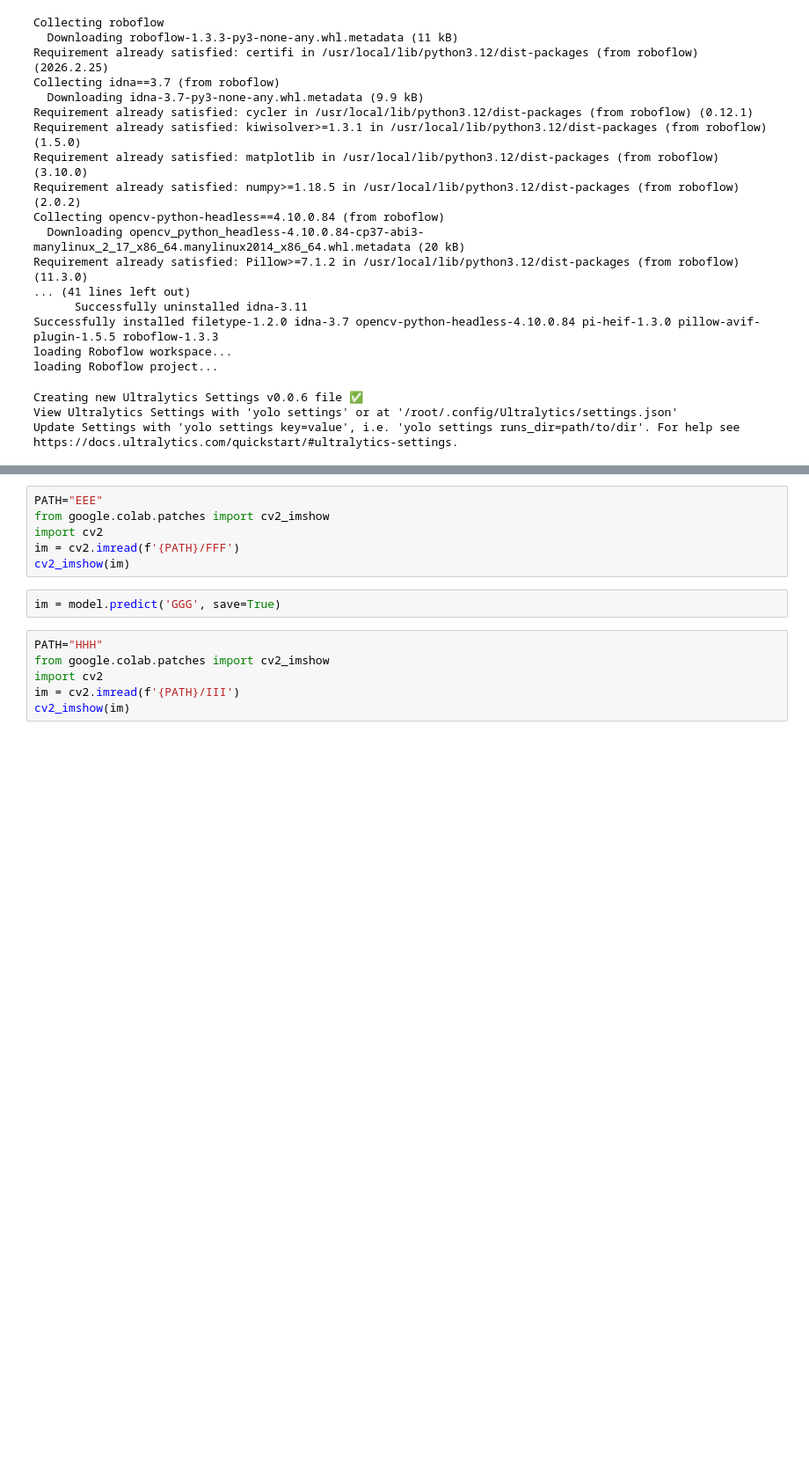
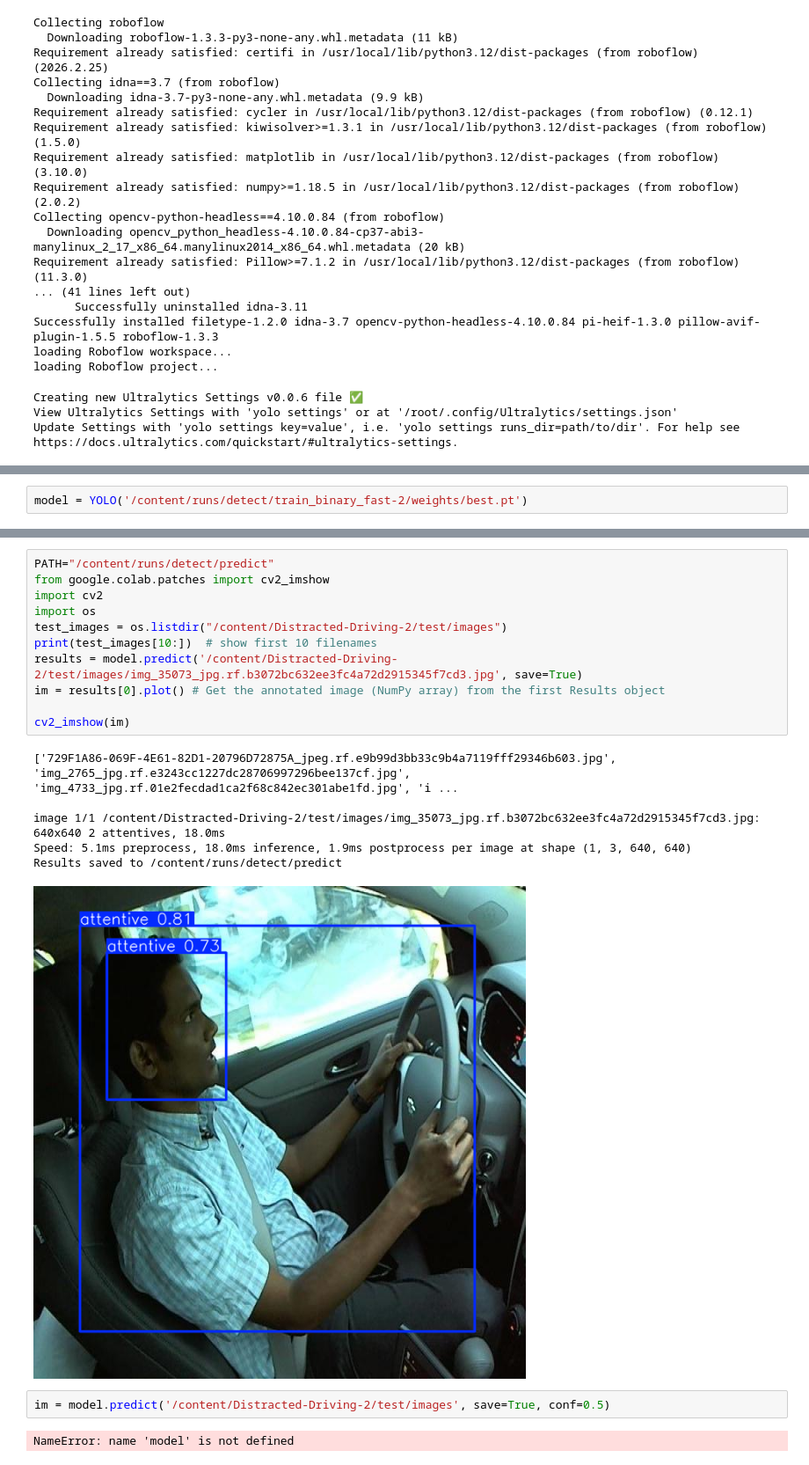
Before and after one commit to 1017-67/Infocomm-Roboflow, a Jupyter notebook: yolov8_template (1).ipynb, the cells around one changed output, grey strips where cells are left out. Shown at 88% size. Cells and saved outputs as stored; diff of their text form; blank space fills up the shorter version.

```diff
--- a/yolov8_template (1).ipynb
+++ b/yolov8_template (1).ipynb
@@ -126 +122,3 @@ NameError: name 'YOLO' is not defined
+# %%
+model = YOLO('/content/runs/detect/train_binary_fast-2/weights/best.pt')
 # %%
@@ -128,14 +144,22 @@ im = model.predict('DDD', save=True)
-# %%
-PATH="EEE"
-from google.colab.patches import cv2_imshow
-import cv2
-im = cv2.imread(f'{PATH}/FFF')
-cv2_imshow(im)
+# %%
+PATH="/content/runs/detect/predict"
+from google.colab.patches import cv2_imshow
+import cv2
+import os
+test_images = os.listdir("/content/Distracted-Driving-2/test/images")
+print(test_images[10:])  # show first 10 filenames
+results = model.predict('/content/Distracted-Driving-2/test/images/img_35073_jpg.rf.b3072bc632ee3fc4a72d2915345f7cd3.jpg', save=True)
+im = results[0].plot() # Get the annotated image (NumPy array) from the first Results object
+
+cv2_imshow(im)
+# %% [output]
+['729F1A86-069F-4E61-82D1-20796D72875A_jpeg.rf.e9b99d3bb33c9b4a7119fff29346b603.jpg', 'img_2765_jpg.rf.e3243cc1227dc28706997296bee137cf.jpg', 'img_4733_jpg.rf.01e2fecdad1ca2f68c842ec301abe1fd.jpg', 'i ...
+
+image 1/1 /content/Distracted-Driving-2/test/images/img_35073_jpg.rf.b3072bc632ee3fc4a72d2915345f7cd3.jpg: 640x640 2 attentives, 18.0ms
+Speed: 5.1ms preprocess, 18.0ms inference, 1.9ms postprocess per image at shape (1, 3, 640, 640)
+Results saved to /content/runs/detect/predict
+[figure, added]
 # %%
-im = model.predict('GGG', save=True)
+im = model.predict('/content/Distracted-Driving-2/test/images', save=True, conf=0.5)
+# %% [output]
+NameError: name 'model' is not defined
-# %%
-PATH="HHH"
-from google.colab.patches import cv2_imshow
-import cv2
-im = cv2.imread(f'{PATH}/III')
-cv2_imshow(im)
```
Also changed, not shown: parts of 6 cells of this notebook.
